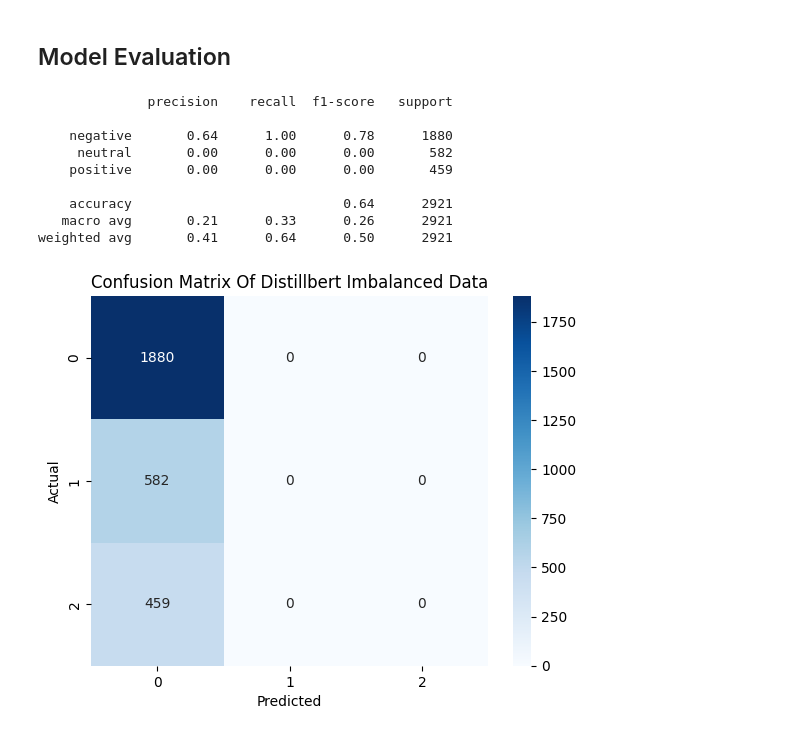
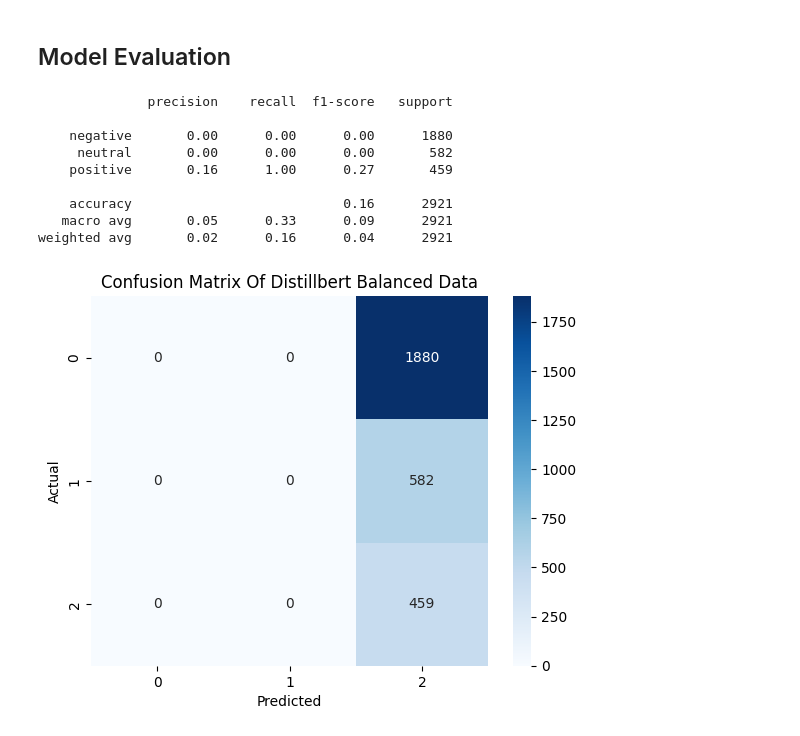
Before and after one commit to Andreas-Lukito/twitter-airline-sentiment-analysis, a Jupyter notebook: notebooks/02distillbert-baseline-balanced.ipynb, the cells around one changed output. Drawn from its saved outputs; the diff is of its cells as text; code cells hidden in the pictures.

Commit message:
finished training distillbert baseline on balanced data

```diff
--- a/notebooks/02distillbert-baseline-balanced.ipynb
+++ b/notebooks/02distillbert-baseline-balanced.ipynb
@@ -77,8 +77,8 @@ train_df, test_df = train_test_split(tweets_data, test_size=test_size, random_st
 # Splitting train into validation and test sets
 train_df, val_df = train_test_split(train_df, test_size=val_size, random_state=SEED)
 # %%
-# Split to x and y values
-x_train = train_df["clean_text"].tolist()
+# # Split to x and y values
+x_train = train_df[["clean_text"]]
 y_train = train_df[["airline_sentiment"]]
 
 x_test = test_df["clean_text"].tolist()
@@ -94,3 +94,6 @@ from imblearn.under_sampling import RandomUnderSampler
 # Perform random under sampling
 rus = RandomUnderSampler(random_state=SEED)
 x_train_rus, y_train_rus = rus.fit_resample(x_train, y_train)
+
+# convert to list for model input
+x_train_rus = x_train_rus["clean_text"].to_list()
@@ -103,7 +118,7 @@ NameError: name 'SEED' is not defined
 # %%
 y_ord_enc = OrdinalEncoder(categories=[["negative", "neutral", "positive"]])
 
-y_train = y_ord_enc.fit_transform(y_train).flatten()
+y_train_rus = y_ord_enc.fit_transform(y_train_rus).flatten()
 y_test = y_ord_enc.transform(y_test).flatten()
 y_val = y_ord_enc.transform(y_val).flatten()
 # %% [markdown]
@@ -131,7 +146,7 @@ class sentiment_text(torch.utils.data.Dataset): # create a class that behaves li
     def __len__(self): #to get the length of the data (used when batching)
         return len(self.labels)
 # %%
-train_dataset = sentiment_text(x_train, y_train, tokenizer)
+train_dataset = sentiment_text(x_train_rus, y_train_rus, tokenizer)
 test_dataset  = sentiment_text(x_test, y_test, tokenizer)
 val_dataset  = sentiment_text(x_val, y_val, tokenizer)
 # %% [markdown]
@@ -209,27 +224,27 @@ print(classification_report(labels, preds, target_names=["negative", "neutral",
 # %% [output]
               precision    recall  f1-score   support
 
-    negative       0.64      1.00      0.78      1880
+    negative       0.00      0.00      0.00      1880
      neutral       0.00      0.00      0.00       582
-    positive       0.00      0.00      0.00       459
+    positive       0.16      1.00      0.27       459
 
-    accuracy                           0.64      2921
-   macro avg       0.21      0.33      0.26      2921
-weighted avg       0.41      0.64      0.50      2921
+    accuracy                           0.16      2921
+   macro avg       0.05      0.33      0.09      2921
+weighted avg       0.02      0.16      0.04      2921
 # %%
 cm = confusion_matrix(labels, preds)
 
 sns.heatmap(
     cm,
     cmap= "Blues",
     annot= True,
     fmt= "g"
 )
 
 plt.xlabel("Predicted")
 plt.ylabel("Actual")
-plt.title("Confusion Matrix Of Distillbert Imbalanced Data")
+plt.title("Confusion Matrix Of Distillbert Balanced Data")
 
 plt.show()
 # %% [output]
-[figure, old version]
+[figure, new version]
```
Also changed, not shown: parts of 5 cells of this notebook, 1 other file.
